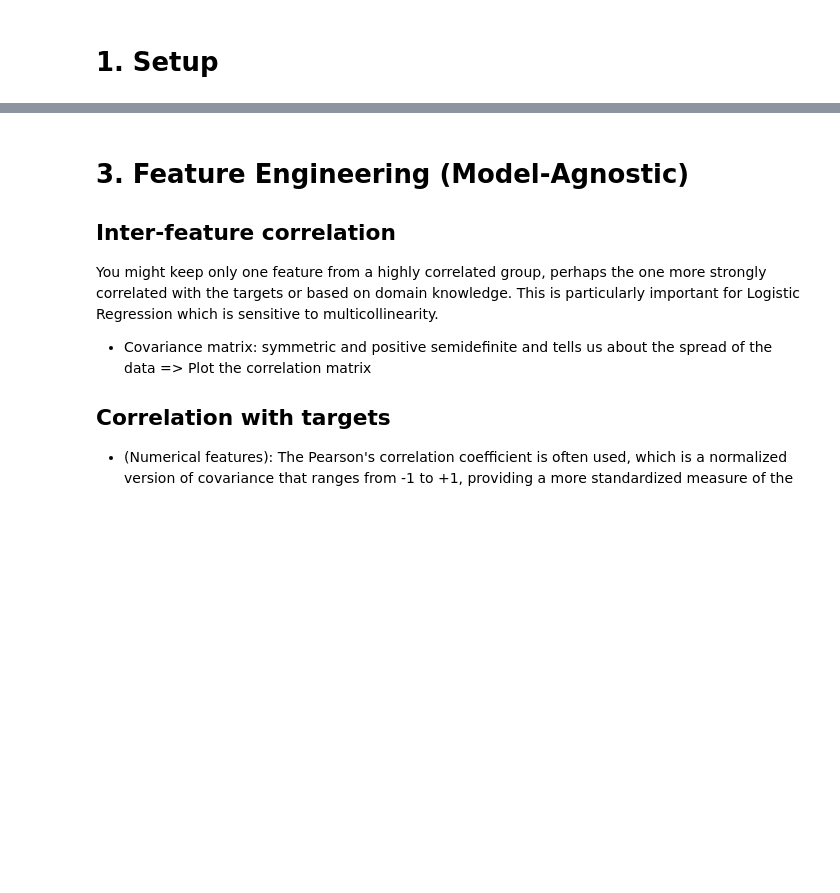
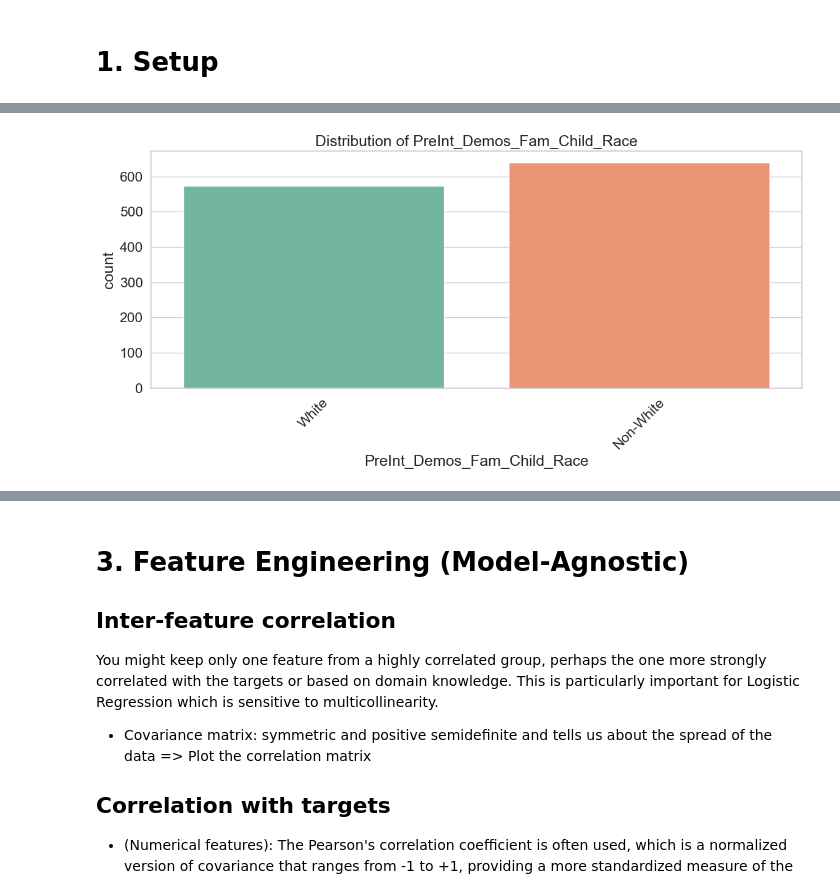
Before and after one commit to Savoxism/WiDS-Datathon-2025, a Jupyter notebook: solver.ipynb, the cells around one changed output, grey strips where cells are left out. Drawn from its saved outputs; the diff is of its cells as text; code cells hidden in the pictures; blank space fills up the shorter version.

```diff
--- a/solver.ipynb
+++ b/solver.ipynb
@@ -47,0 +287,21 @@ This is some explanation of feature present in the dataset
+# %%
+feature_4 = 'PreInt_Demos_Fam_Child_Race'
+train_combined[feature_4] = train_combined[feature_4].fillna(10.0)
+test_combined[feature_4] = test_combined[feature_4].fillna(10.0)
+
+train_combined[feature_4] = train_combined[feature_4].apply(
+    lambda x: "White" if x == 0.0 else "Non-White"
+)
+
+test_combined[feature_4] = test_combined[feature_4].apply(
+    lambda x: 'White' if x == 0.0 else 'Non-White'
+)
+
+plt.figure(figsize=(12, 6))
+sns.countplot(data=train_combined, x='PreInt_Demos_Fam_Child_Race', palette='Set2')
+plt.title(f"Distribution of {feature_4}")
+plt.xticks(rotation=45)
+plt.tight_layout()
+plt.show()
+# %% [output]
+[figure, added]
```
Also changed, not shown: parts of 49 cells of this notebook, 10 other files.
